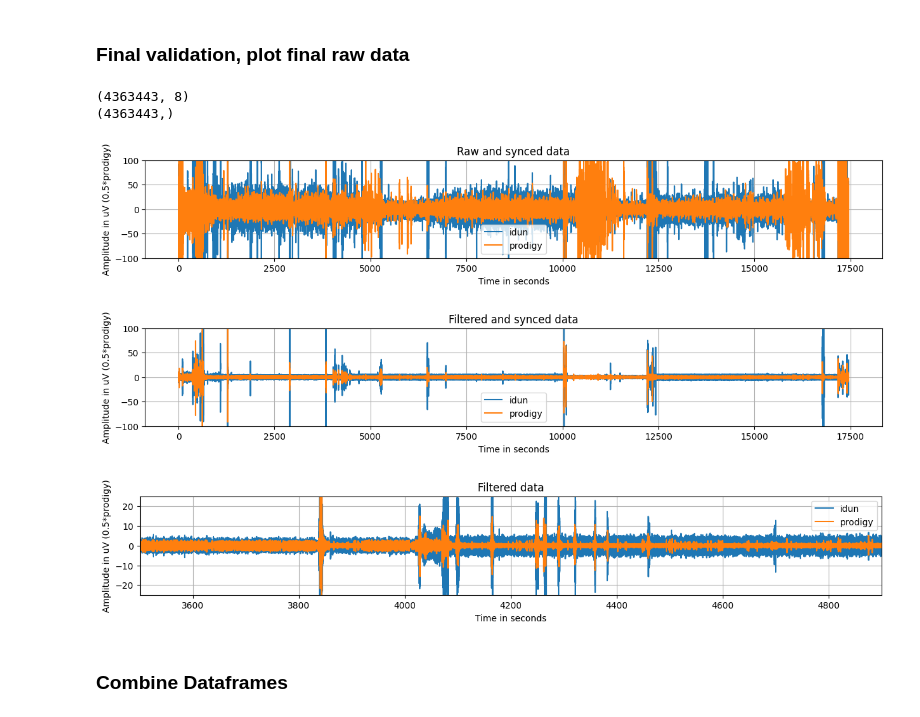
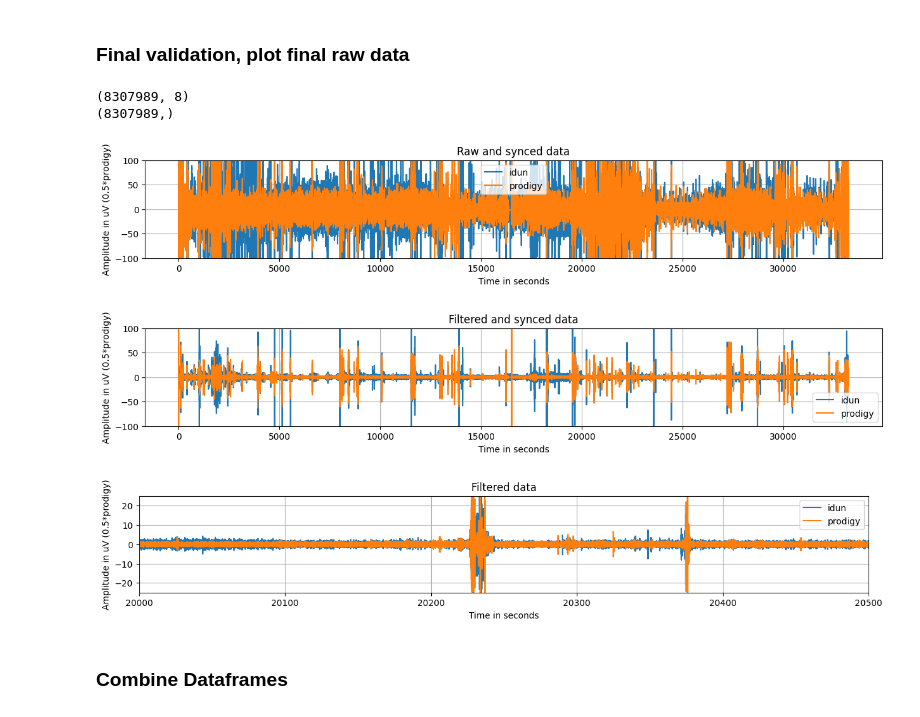
Before and after one commit to iduntech/idn-sync-data, a Jupyter notebook: sync_main.ipynb, the cells around one changed output. Drawn from its saved outputs; the diff is of its cells as text; code cells hidden in the pictures.

```diff
--- a/sync_main.ipynb
+++ b/sync_main.ipynb
@@ -33,8 +28,8 @@ from scipy.signal import resample
 ### Upload all data
 # %%
 folder = "01_Pre_study"
-subject = "S001"
-night = "night1"
+subject = "S005"
+night = "night2"
 edf_file_path = glob.glob(os.path.join(folder, subject, night, "*.edf"))[0]
 csv_file_path = glob.glob(os.path.join(folder, subject, night, "*eeg.csv"))[0]
 prodigy_raw_data = mne.io.read_raw_edf(edf_file_path, preload=True)
@@ -527,27 +526,27 @@ plt.ylabel("Amplitude in uV (0.5*prodigy)")
 plt.savefig(os.path.join(folder, subject, night, f"{subject}_{night}_filtered.png"))
 plt.grid()
 # %% [output]
-(4363443, 8)
-(4363443,)
+(8307989, 8)
+(8307989,)
-[figure, old version]
+[figure, new version]
-[figure, old version]
+[figure, new version]
 # %%
 plt.figure(figsize=(15, 2))
 time_seconds = np.arange(len(idun_filtered)) / config.BASE_SAMPLE_RATE
 plt.plot(time_seconds, idun_filtered, label="idun")
 plt.plot(time_seconds, 0.5 * prodigy_filtered, label="prodigy")
 plt.legend()
-plt.xlim(3500, 4900)
+plt.xlim(20000, 20500)
 plt.ylim(-25, 25)
 plt.title("Filtered data")
 plt.xlabel("Time in seconds")
 plt.ylabel("Amplitude in uV (0.5*prodigy)")
 plt.grid()
 plt.savefig(
     os.path.join(folder, subject, night, f"{subject}_{night}_filtered_zoom.png")
 )
 # %% [output]
-[figure, old version]
+[figure, new version]
 # %% [markdown]
 ### Combine Dataframes
 # %%
```
Also changed, not shown: parts of 22 cells of this notebook.
